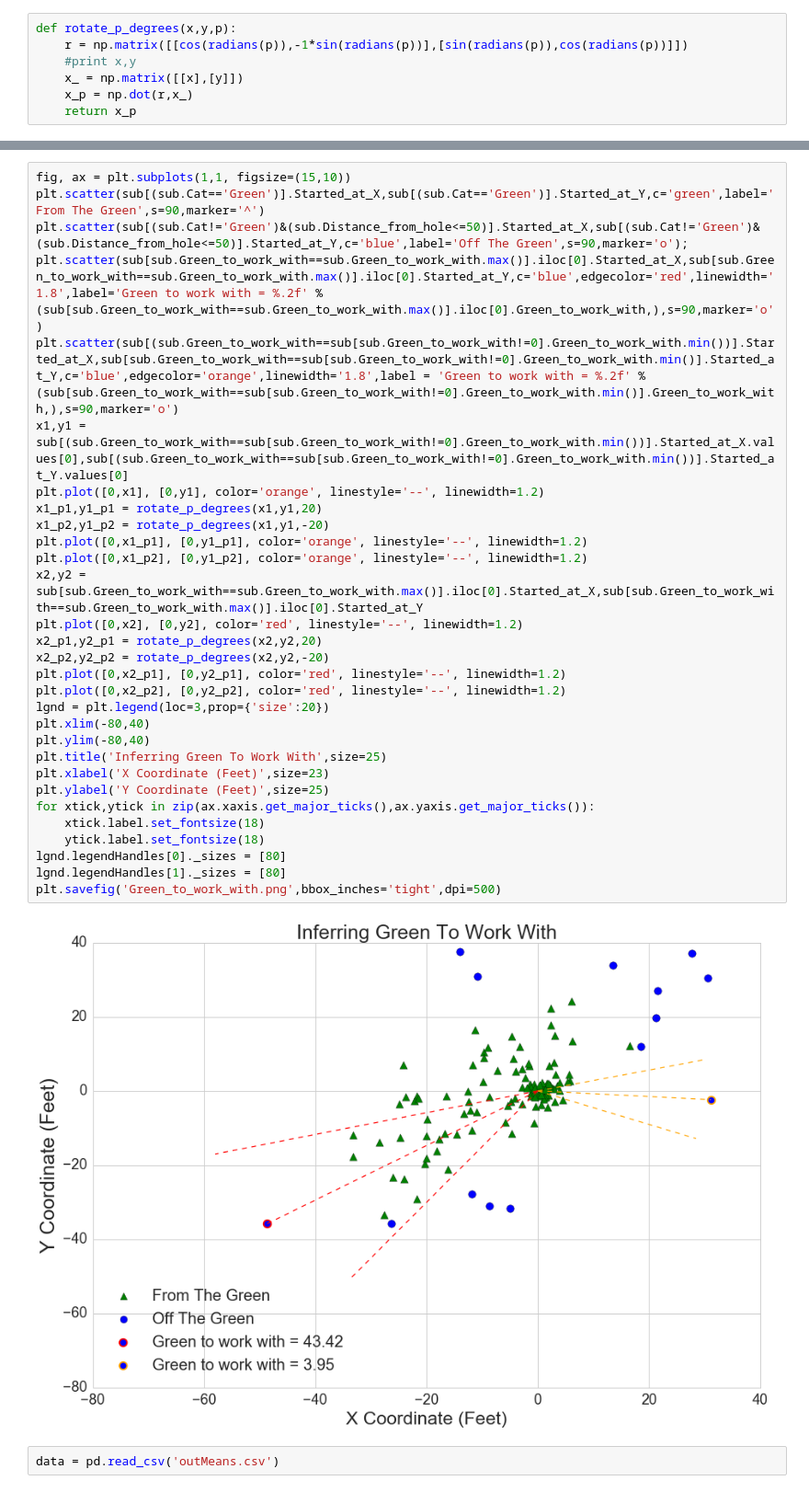
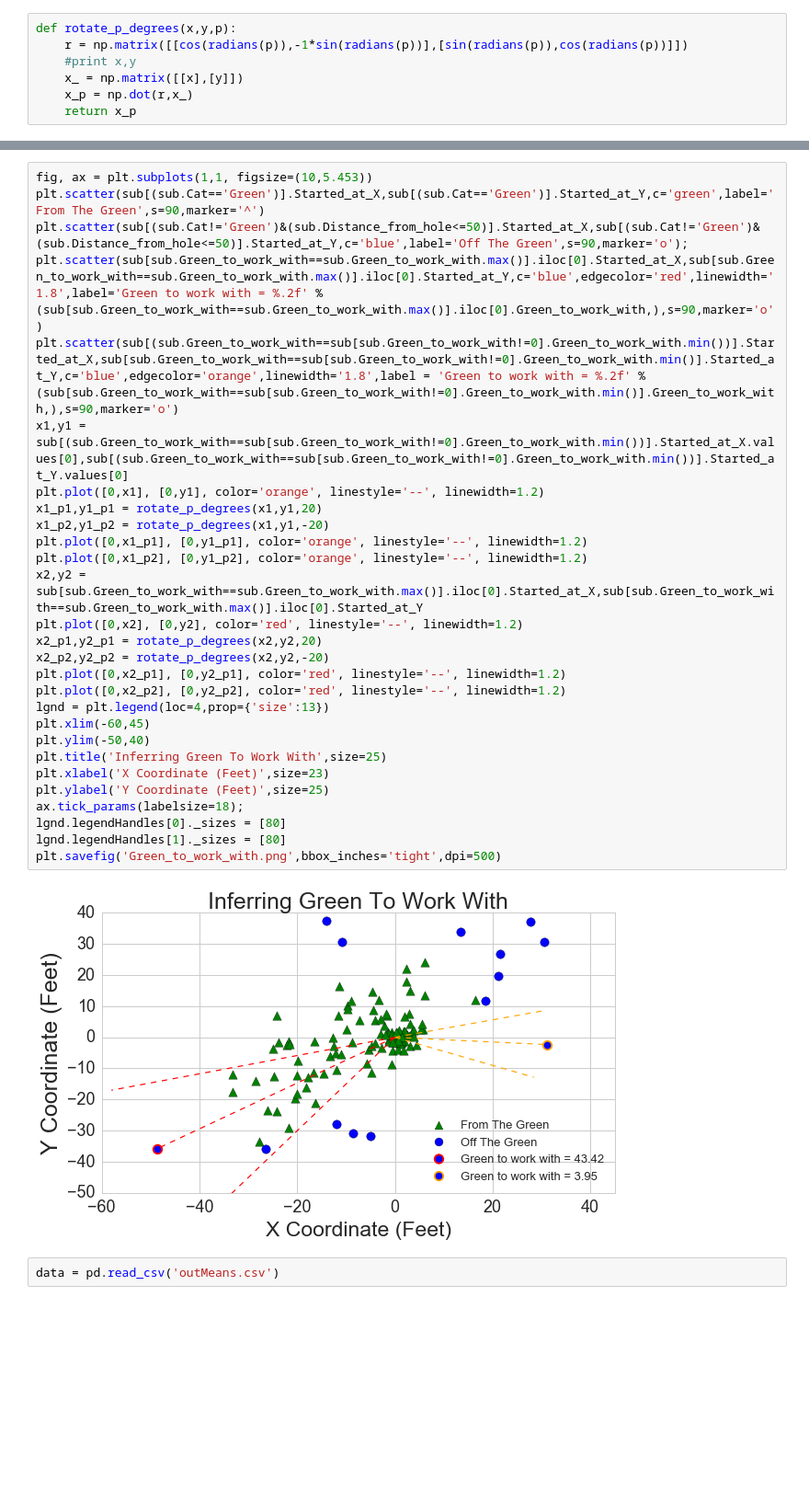
Before and after one commit to adamwlev/StrokesGained2, a Jupyter notebook: PaperStuff/Visualization.ipynb, the cells around one changed output, grey strips where cells are left out. Shown at 92% size. Saved outputs shown, nothing was run; the diff lists cells and outputs as text; blank space fills up the shorter version.

```diff
--- a/PaperStuff/Visualization.ipynb
+++ b/PaperStuff/Visualization.ipynb
@@ -372,35 +374,33 @@ def rotate_p_degrees(x,y,p):
 # %%
-fig, ax = plt.subplots(1,1, figsize=(15,10))
+fig, ax = plt.subplots(1,1, figsize=(10,5.453))
 plt.scatter(sub[(sub.Cat=='Green')].Started_at_X,sub[(sub.Cat=='Green')].Started_at_Y,c='green',label='From The Green',s=90,marker='^')
 plt.scatter(sub[(sub.Cat!='Green')&(sub.Distance_from_hole<=50)].Started_at_X,sub[(sub.Cat!='Green')&(sub.Distance_from_hole<=50)].Started_at_Y,c='blue',label='Off The Green',s=90,marker='o');
 plt.scatter(sub[sub.Green_to_work_with==sub.Green_to_work_with.max()].iloc[0].Started_at_X,sub[sub.Green_to_work_with==sub.Green_to_work_with.max()].iloc[0].Started_at_Y,c='blue',edgecolor='red',linewidth='1.8',label='Green to work with = %.2f' % (sub[sub.Green_to_work_with==sub.Green_to_work_with.max()].iloc[0].Green_to_work_with,),s=90,marker='o')
 plt.scatter(sub[(sub.Green_to_work_with==sub[sub.Green_to_work_with!=0].Green_to_work_with.min())].Started_at_X,sub[sub.Green_to_work_with==sub[sub.Green_to_work_with!=0].Green_to_work_with.min()].Started_at_Y,c='blue',edgecolor='orange',linewidth='1.8',label = 'Green to work with = %.2f' % (sub[sub.Green_to_work_with==sub[sub.Green_to_work_with!=0].Green_to_work_with.min()].Green_to_work_with,),s=90,marker='o')
 x1,y1 = sub[(sub.Green_to_work_with==sub[sub.Green_to_work_with!=0].Green_to_work_with.min())].Started_at_X.values[0],sub[(sub.Green_to_work_with==sub[sub.Green_to_work_with!=0].Green_to_work_with.min())].Started_at_Y.values[0]
 plt.plot([0,x1], [0,y1], color='orange', linestyle='--', linewidth=1.2)
 x1_p1,y1_p1 = rotate_p_degrees(x1,y1,20)
 x1_p2,y1_p2 = rotate_p_degrees(x1,y1,-20)
 plt.plot([0,x1_p1], [0,y1_p1], color='orange', linestyle='--', linewidth=1.2)
 plt.plot([0,x1_p2], [0,y1_p2], color='orange', linestyle='--', linewidth=1.2)
 x2,y2 = sub[sub.Green_to_work_with==sub.Green_to_work_with.max()].iloc[0].Started_at_X,sub[sub.Green_to_work_with==sub.Green_to_work_with.max()].iloc[0].Started_at_Y
 plt.plot([0,x2], [0,y2], color='red', linestyle='--', linewidth=1.2)
 x2_p1,y2_p1 = rotate_p_degrees(x2,y2,20)
 x2_p2,y2_p2 = rotate_p_degrees(x2,y2,-20)
 plt.plot([0,x2_p1], [0,y2_p1], color='red', linestyle='--', linewidth=1.2)
 plt.plot([0,x2_p2], [0,y2_p2], color='red', linestyle='--', linewidth=1.2)
-lgnd = plt.legend(loc=3,prop={'size':20})
-plt.xlim(-80,40)
-plt.ylim(-80,40)
+lgnd = plt.legend(loc=4,prop={'size':13})
+plt.xlim(-60,45)
+plt.ylim(-50,40)
 plt.title('Inferring Green To Work With',size=25)
 plt.xlabel('X Coordinate (Feet)',size=23)
 plt.ylabel('Y Coordinate (Feet)',size=25)
-for xtick,ytick in zip(ax.xaxis.get_major_ticks(),ax.yaxis.get_major_ticks()):
-    xtick.label.set_fontsize(18)
-    ytick.label.set_fontsize(18)
+ax.tick_params(labelsize=18);
 lgnd.legendHandles[0]._sizes = [80]
 lgnd.legendHandles[1]._sizes = [80]
 plt.savefig('Green_to_work_with.png',bbox_inches='tight',dpi=500)
 # %% [output]
-[figure, old version]
+[figure, new version]
 # %%
 data = pd.read_csv('outMeans.csv')
 # %%
```
Also changed, not shown: parts of 5 cells of this notebook, 10 other files.
